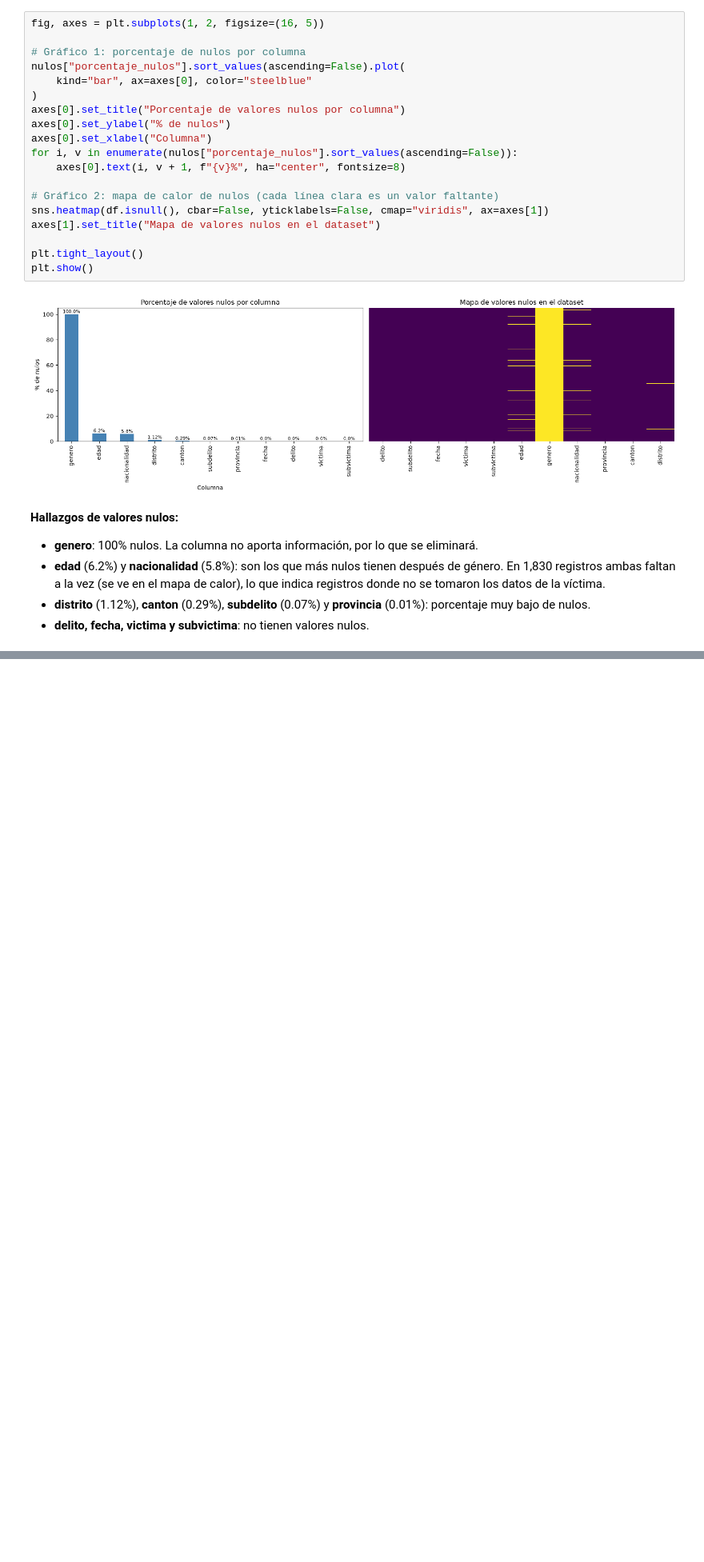
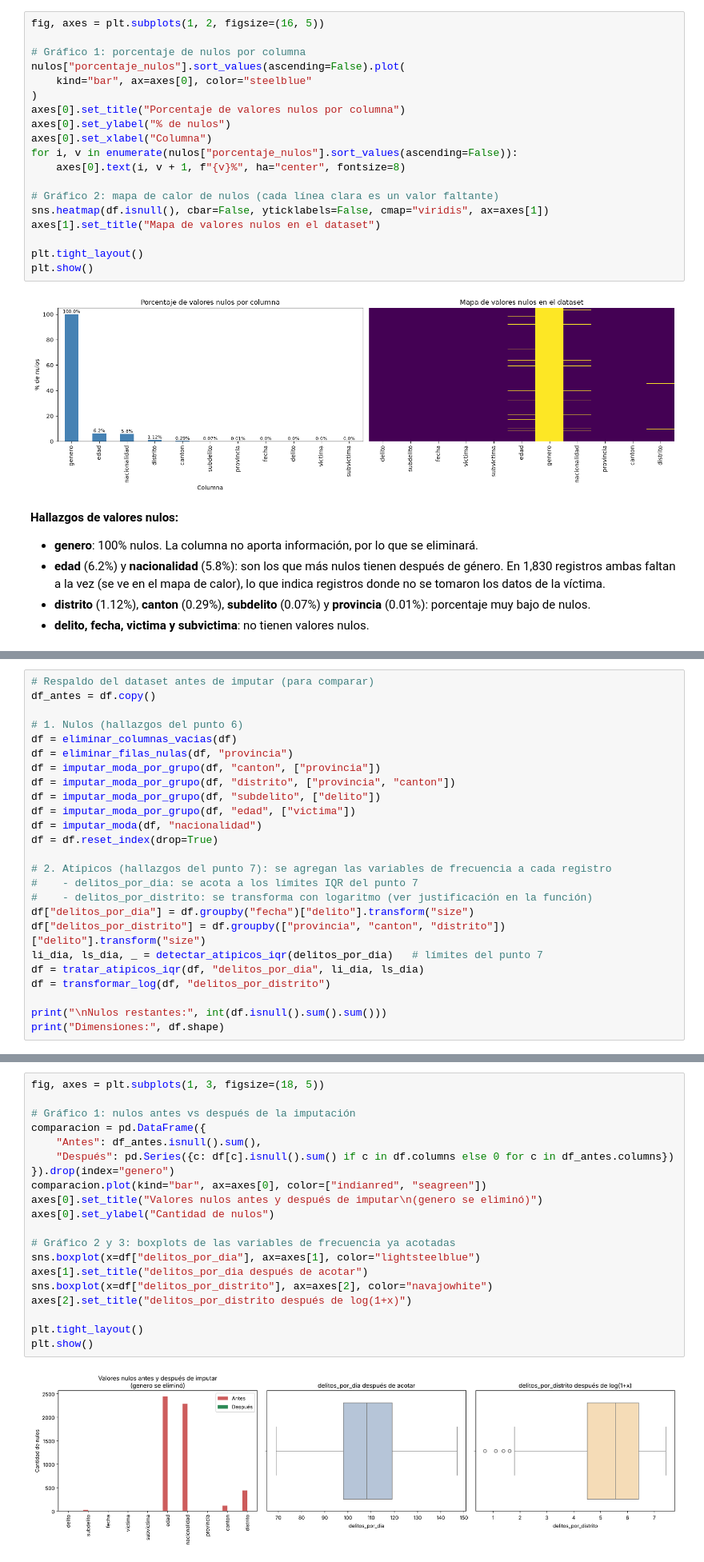
Before and after one commit to JohnArayaE/lab4-mineria-datos, a Jupyter notebook: lab4_IC2025.ipynb, the cells around one changed output, grey strips where cells are left out. Shown at 80% size. Drawn from its saved outputs; the diff is of its cells as text; blank space fills up the shorter version.

```diff
--- a/lab4_IC2025.ipynb
+++ b/lab4_IC2025.ipynb
@@ -217,0 +427,25 @@ plt.show()
+# %%
+# Respaldo del dataset antes de imputar (para comparar)
+df_antes = df.copy()
+
+# 1. Nulos (hallazgos del punto 6)
+df = eliminar_columnas_vacias(df)
+df = eliminar_filas_nulas(df, "provincia")
+df = imputar_moda_por_grupo(df, "canton", ["provincia"])
+df = imputar_moda_por_grupo(df, "distrito", ["provincia", "canton"])
+df = imputar_moda_por_grupo(df, "subdelito", ["delito"])
+df = imputar_moda_por_grupo(df, "edad", ["victima"])
+df = imputar_moda(df, "nacionalidad")
+df = df.reset_index(drop=True)
+
+# 2. Atípicos (hallazgos del punto 7): se agregan las variables de frecuencia a cada registro
+#    - delitos_por_dia: se acota a los límites IQR del punto 7
+#    - delitos_por_distrito: se transforma con logaritmo (ver justificación en la función)
+df["delitos_por_dia"] = df.groupby("fecha")["delito"].transform("size")
+df["delitos_por_distrito"] = df.groupby(["provincia", "canton", "distrito"])["delito"].transform("size")
+li_dia, ls_dia, _ = detectar_atipicos_iqr(delitos_por_dia)   # límites del punto 7
+df = tratar_atipicos_iqr(df, "delitos_por_dia", li_dia, ls_dia)
+df = transformar_log(df, "delitos_por_distrito")
+
+print("\nNulos restantes:", int(df.isnull().sum().sum()))
+print("Dimensiones:", df.shape)
@@ -217,0 +465,22 @@ plt.show()
+# %%
+fig, axes = plt.subplots(1, 3, figsize=(18, 5))
+
+# Gráfico 1: nulos antes vs después de la imputación
+comparacion = pd.DataFrame({
+    "Antes": df_antes.isnull().sum(),
+    "Después": pd.Series({c: df[c].isnull().sum() if c in df.columns else 0 for c in df_antes.columns})
+}).drop(index="genero")
+comparacion.plot(kind="bar", ax=axes[0], color=["indianred", "seagreen"])
+axes[0].set_title("Valores nulos antes y después de imputar\n(genero se eliminó)")
+axes[0].set_ylabel("Cantidad de nulos")
+
+# Gráfico 2 y 3: boxplots de las variables de frecuencia ya acotadas
+sns.boxplot(x=df["delitos_por_dia"], ax=axes[1], color="lightsteelblue")
+axes[1].set_title("delitos_por_dia después de acotar")
+sns.boxplot(x=df["delitos_por_distrito"], ax=axes[2], color="navajowhite")
+axes[2].set_title("delitos_por_distrito después de log(1+x)")
+
+plt.tight_layout()
+plt.show()
+# %% [output]
+[figure, added]
```
Also changed, not shown: parts of 29 cells of this notebook.
